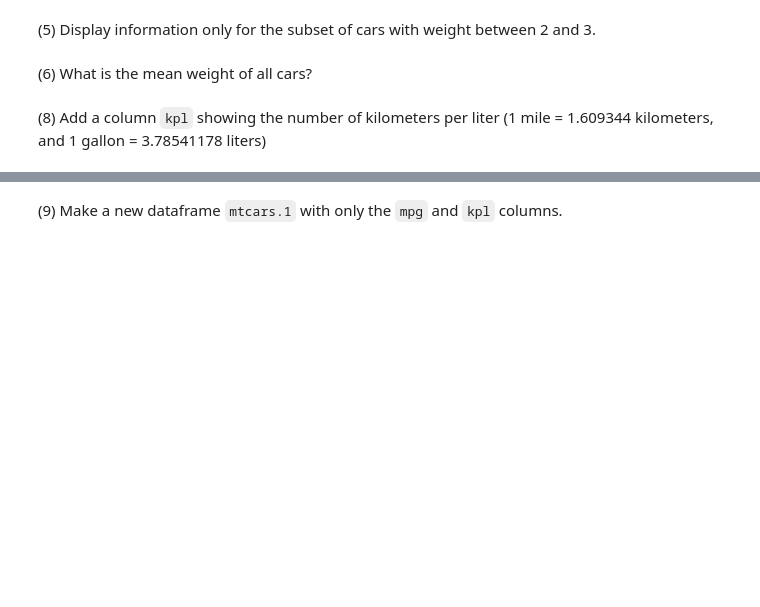
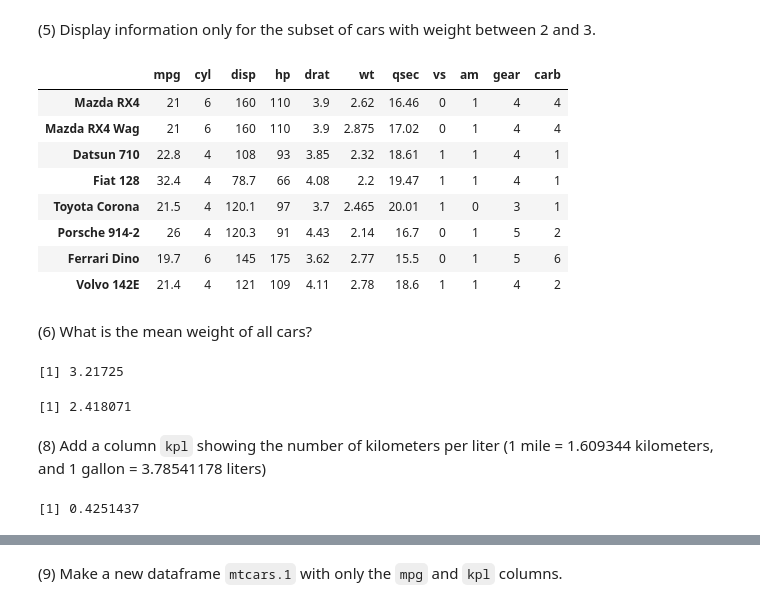
Before and after one commit to duke-biostats/ngs-2015, a Jupyter notebook: Practice/Practice TWO.ipynb, the cells around one changed output, grey strips where cells are left out. Saved outputs shown, nothing was run; the diff lists cells and outputs as text; code cells hidden in the pictures; blank space fills up the shorter version.

```diff
--- a/Practice/Practice TWO.ipynb
+++ b/Practice/Practice TWO.ipynb
@@ -14,8 +64,28 @@ Practice TWO is meant to help you get comfortable working with data frames, and
 # %% [markdown]
 (5) Display information only for the subset of cars with weight between 2 and 3.
+# %%
+mtcars[(mtcars$wt > 2) & (mtcars$wt < 3),]
+# %% [output]
+|  | mpg | cyl | disp | hp | drat | wt | qsec | vs | am | gear | carb |
+| Mazda RX4 | 21 | 6 | 160 | 110 | 3.9 | 2.62 | 16.46 | 0 | 1 | 4 | 4 |
+| Mazda RX4 Wag | 21 | 6 | 160 | 110 | 3.9 | 2.875 | 17.02 | 0 | 1 | 4 | 4 |
+| Datsun 710 | 22.8 | 4 | 108 | 93 | 3.85 | 2.32 | 18.61 | 1 | 1 | 4 | 1 |
+| Fiat 128 | 32.4 | 4 | 78.7 | 66 | 4.08 | 2.2 | 19.47 | 1 | 1 | 4 | 1 |
+| Toyota Corona | 21.5 | 4 | 120.1 | 97 | 3.7 | 2.465 | 20.01 | 1 | 0 | 3 | 1 |
+| Porsche 914-2 | 26 | 4 | 120.3 | 91 | 4.43 | 2.14 | 16.7 | 0 | 1 | 5 | 2 |
+| Ferrari Dino | 19.7 | 6 | 145 | 175 | 3.62 | 2.77 | 15.5 | 0 | 1 | 5 | 6 |
+| Volvo 142E | 21.4 | 4 | 121 | 109 | 4.11 | 2.78 | 18.6 | 1 | 1 | 4 | 2 |
 # %% [markdown]
 (6) What is the mean weight of all cars?
+# %%
+mean(mtcars$wt)
+# %% [output]
+[1] 3.21725
 # %%
 (7) What is the mean weight of cars wtih `mpg` greater than 20?
+# %%
+mean(mtcars[mtcars$mpg > 20, "wt"])
+# %% [output]
+[1] 2.418071
 # %% [markdown]
 (8) Add a column `kpl` showing the number of kilometers per liter (1 mile = 1.609344 kilometers, and 1 gallon = 3.78541178 liters)
@@ -21,0 +97,4 @@ Practice TWO is meant to help you get comfortable working with data frames, and
+# %%
+mpg.to.kpl(1)
+# %% [output]
+[1] 0.4251437
```
Also changed, not shown: parts of 14 cells of this notebook, 8 other files.
